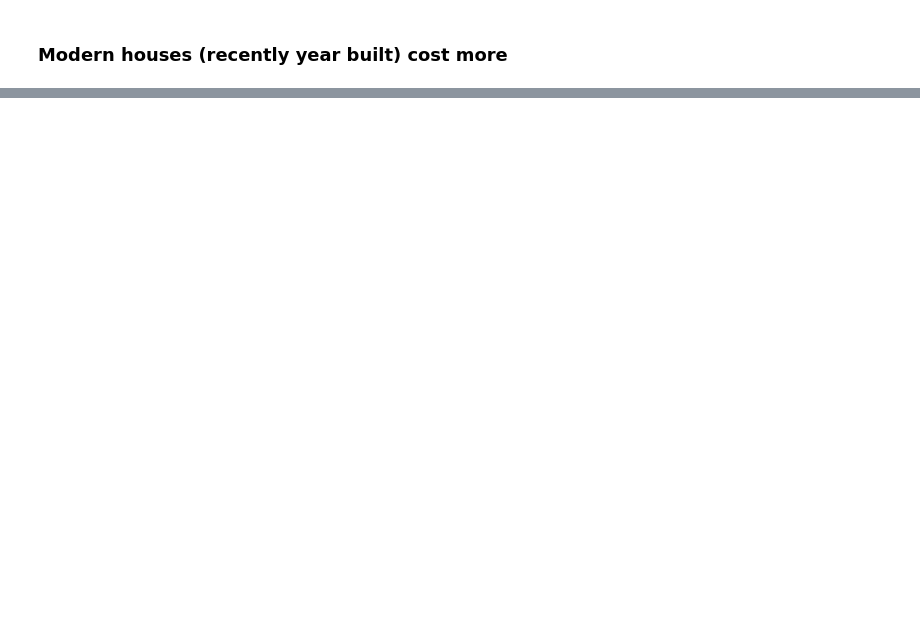
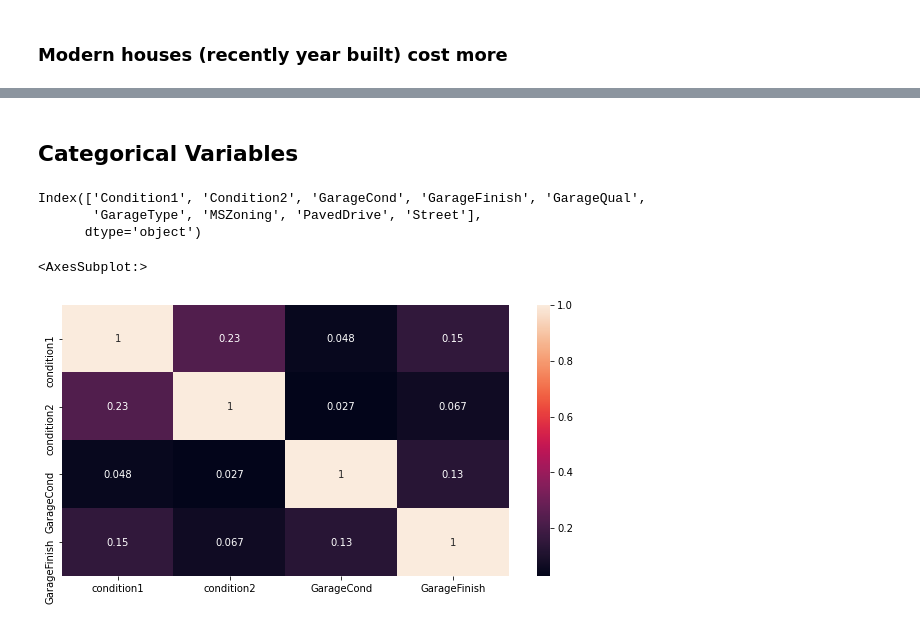
Before and after one commit to daianeklein/House-Prices-advRegressionTechniques, a Jupyter notebook: House-Prices-Adv-Regression-Techniques/01/House-Prices-Advanced-Regression-Techniques-Garage.ipynb, the cells around one changed output, grey strips where cells are left out. Drawn from its saved outputs; the diff is of its cells as text; code cells hidden in the pictures; blank space fills up the shorter version.

```diff
--- a/House-Prices-Adv-Regression-Techniques/01/House-Prices-Advanced-Regression-Techniques-Garage.ipynb
+++ b/House-Prices-Adv-Regression-Techniques/01/House-Prices-Advanced-Regression-Techniques-Garage.ipynb
@@ -516,0 +589,54 @@ sns.heatmap(aux[['diff', 'SalePrice']].corr(method='pearson'), annot= True);
+# %% [markdown]
+## Categorical Variables
+# %%
+def cramer_v(x,y):
+    cm = pd.crosstab(x,y).values
+    chi2 = stats.chi2_contingency( cm )[0]
+    n = cm.sum()
+    r, k = cm.shape
+    chi2corr = max(0,chi2 - (k-1)*(r-1)/(n-1))
+    kcorr = k - (k-1)**2/(n-1)
+
+    rcorr = r - (r-1)**2/(n-1)
+
+    return np.sqrt((chi2/n)/ (min(kcorr-1,rcorr-1)))
+# %%
+cat_attributes.columns
+# %% [output]
+Index(['Condition1', 'Condition2', 'GarageCond', 'GarageFinish', 'GarageQual',
+       'GarageType', 'MSZoning', 'PavedDrive', 'Street'],
+      dtype='object')
+# %%
+a1 = cramer_v(cat_attributes['Condition1'], cat_attributes['Condition2'])
+a2 = cramer_v(cat_attributes['Condition1'], cat_attributes['GarageCond'])
+a3 = cramer_v(cat_attributes['Condition1'], cat_attributes['GarageFinish'])
+b1 = cramer_v(cat_attributes['Condition1'], cat_attributes['Condition1'])
+
+
+a4 = cramer_v(cat_attributes['Condition2'], cat_attributes['Condition1'])
+a5 = cramer_v(cat_attributes['Condition2'], cat_attributes['GarageCond'])
+a6 = cramer_v(cat_attributes['Condition2'], cat_attributes['GarageFinish'])
+b2 = cramer_v(cat_attributes['Condition2'], cat_attributes['Condition2'])
+
+
+a7 = cramer_v(cat_attributes['GarageCond'], cat_attributes['Condition1'])
+a8 = cramer_v(cat_attributes['GarageCond'], cat_attributes['Condition2'])
+a9 = cramer_v(cat_attributes['GarageCond'], cat_attributes['GarageFinish'])
+b3 = cramer_v(cat_attributes['GarageCond'], cat_attributes['GarageCond'])
+
+a10 = cramer_v(cat_attributes['GarageFinish'], cat_attributes['Condition1'])
+a11 = cramer_v(cat_attributes['GarageFinish'], cat_attributes['Condition2'])
+a12 = cramer_v(cat_attributes['GarageFinish'], cat_attributes['GarageCond'])
+b4 = cramer_v(cat_attributes['GarageFinish'], cat_attributes['GarageFinish'])
+
+d = pd.DataFrame({'condition1' : [b1, a1, a2, a3],
+                 'condition2' : [ a4, b2,a5, a6],
+                'GarageCond' : [a7, a8,b3,  a9],
+                'GarageFinish' : [a10, a11, a12,b4]})
+d
+d = d.set_index(d.columns)
+plt.figure(figsize=(10, 5))
+sns.heatmap(d , annot = True)
+# %% [output]
+<AxesSubplot:>
+[figure, added]
```
Also changed, not shown: parts of 10 cells of this notebook.
